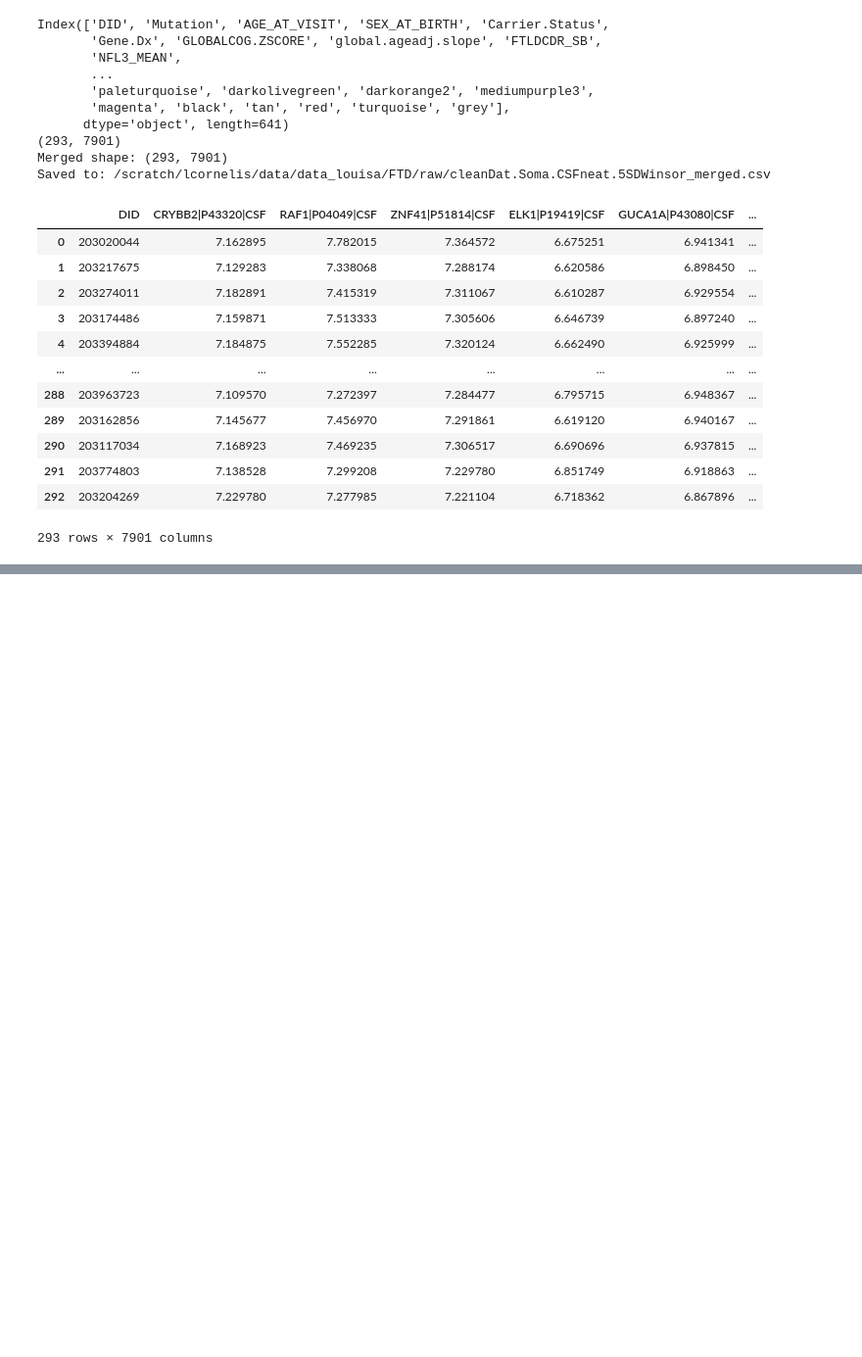
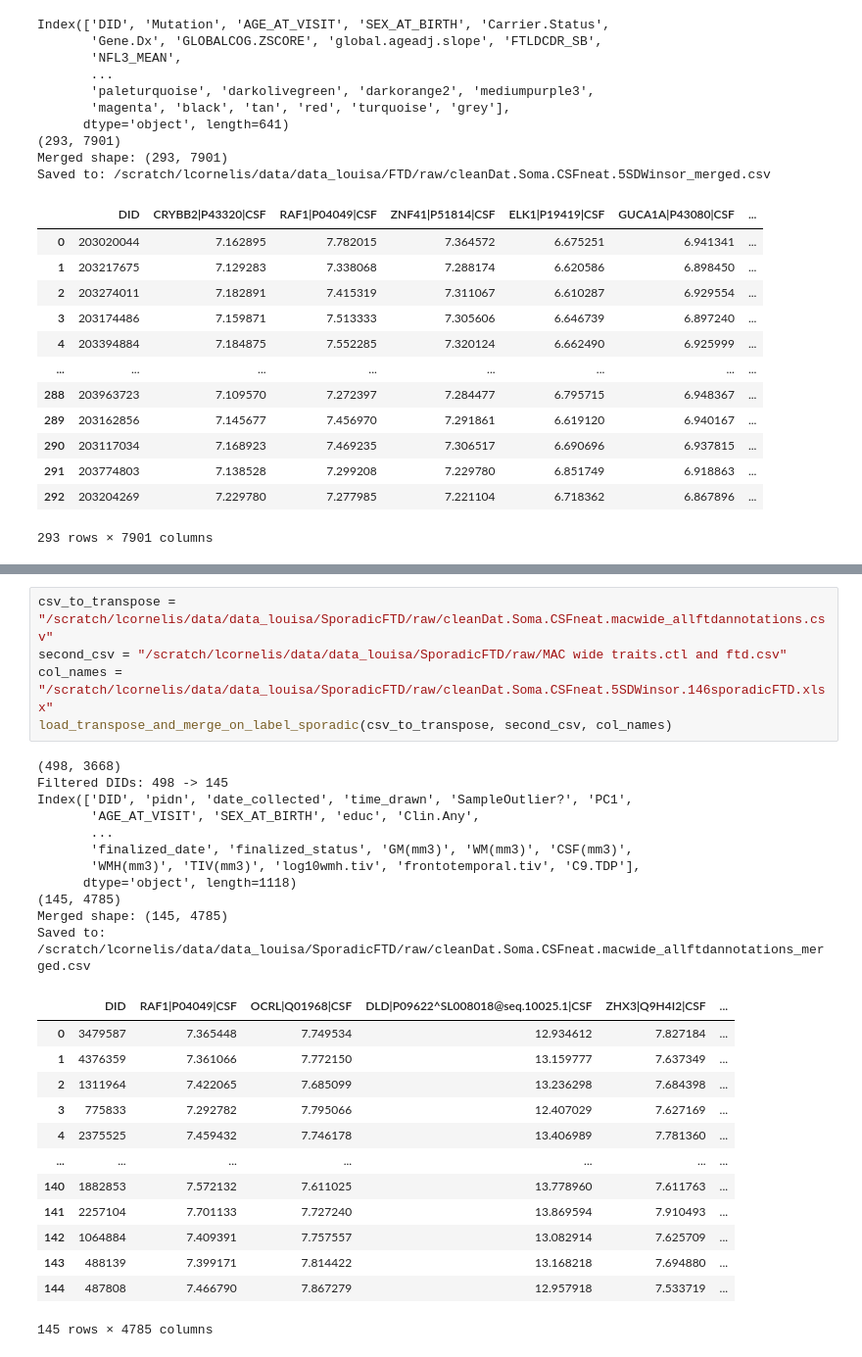
Before and after one commit to geometric-intelligence/TopoProteo, a Jupyter notebook: tutorials/ftd_merging.ipynb, the cells around one changed output, grey strips where cells are left out. Shown at 98% size. Cells and saved outputs as stored; diff of their text form; blank space fills up the shorter version.

Commit message:
adding sporadic testing

```diff
--- a/tutorials/ftd_merging.ipynb
+++ b/tutorials/ftd_merging.ipynb
@@ -71,0 +151,30 @@ Saved to: /scratch/lcornelis/data/data_louisa/FTD/raw/cleanDat.Soma.CSFneat.5SDW
+# %%
+csv_to_transpose = "/scratch/lcornelis/data/data_louisa/SporadicFTD/raw/cleanDat.Soma.CSFneat.macwide_allftdannotations.csv"
+second_csv = "/scratch/lcornelis/data/data_louisa/SporadicFTD/raw/MAC wide traits.ctl and ftd.csv"
+col_names = "/scratch/lcornelis/data/data_louisa/SporadicFTD/raw/cleanDat.Soma.CSFneat.5SDWinsor.146sporadicFTD.xlsx"
+load_transpose_and_merge_on_label_sporadic(csv_to_transpose, second_csv, col_names)
+# %% [output]
+(498, 3668)
+Filtered DIDs: 498 -> 145
+Index(['DID', 'pidn', 'date_collected', 'time_drawn', 'SampleOutlier?', 'PC1',
+       'AGE_AT_VISIT', 'SEX_AT_BIRTH', 'educ', 'Clin.Any',
+       ...
+       'finalized_date', 'finalized_status', 'GM(mm3)', 'WM(mm3)', 'CSF(mm3)',
+       'WMH(mm3)', 'TIV(mm3)', 'log10wmh.tiv', 'frontotemporal.tiv', 'C9.TDP'],
+      dtype='object', length=1118)
+(145, 4785)
+Merged shape: (145, 4785)
+Saved to: /scratch/lcornelis/data/data_louisa/SporadicFTD/raw/cleanDat.Soma.CSFneat.macwide_allftdannotations_merged.csv
+|  | DID | RAF1|P04049|CSF | OCRL|Q01968|CSF | DLD|P09622^SL008018@seq.10025.1|CSF | ZHX3|Q9H4I2|CSF | ... |
+| 0 | 3479587 | 7.365448 | 7.749534 | 12.934612 | 7.827184 | ... |
+| 1 | 4376359 | 7.361066 | 7.772150 | 13.159777 | 7.637349 | ... |
+| 2 | 1311964 | 7.422065 | 7.685099 | 13.236298 | 7.684398 | ... |
+| 3 | 775833 | 7.292782 | 7.795066 | 12.407029 | 7.627169 | ... |
+| 4 | 2375525 | 7.459432 | 7.746178 | 13.406989 | 7.781360 | ... |
+| ... | ... | ... | ... | ... | ... | ... |
+| 140 | 1882853 | 7.572132 | 7.611025 | 13.778960 | 7.611763 | ... |
+| 141 | 2257104 | 7.701133 | 7.727240 | 13.869594 | 7.910493 | ... |
+| 142 | 1064884 | 7.409391 | 7.757557 | 13.082914 | 7.625709 | ... |
+| 143 | 488139 | 7.399171 | 7.814422 | 13.168218 | 7.694880 | ... |
+| 144 | 487808 | 7.466790 | 7.867279 | 12.957918 | 7.533719 | ... |
+145 rows × 4785 columns
```
Also changed, not shown: parts of 1 cell of this notebook, 7 other files.
